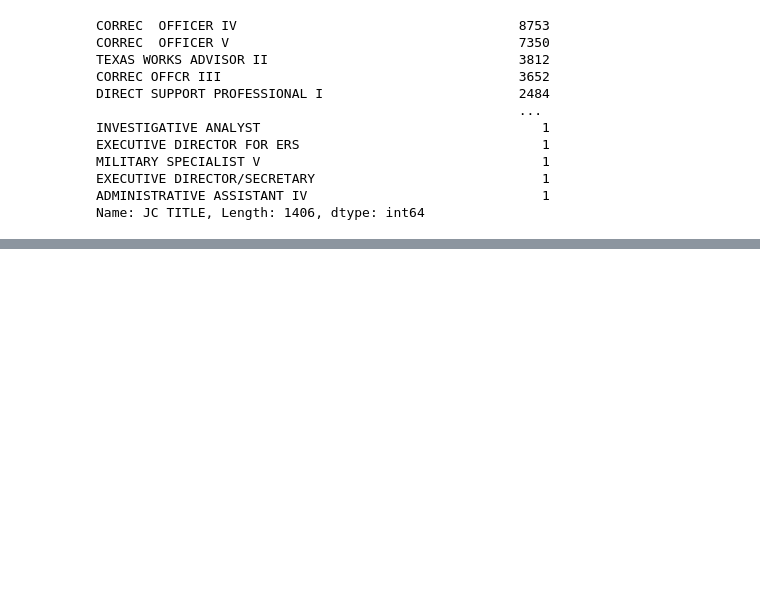
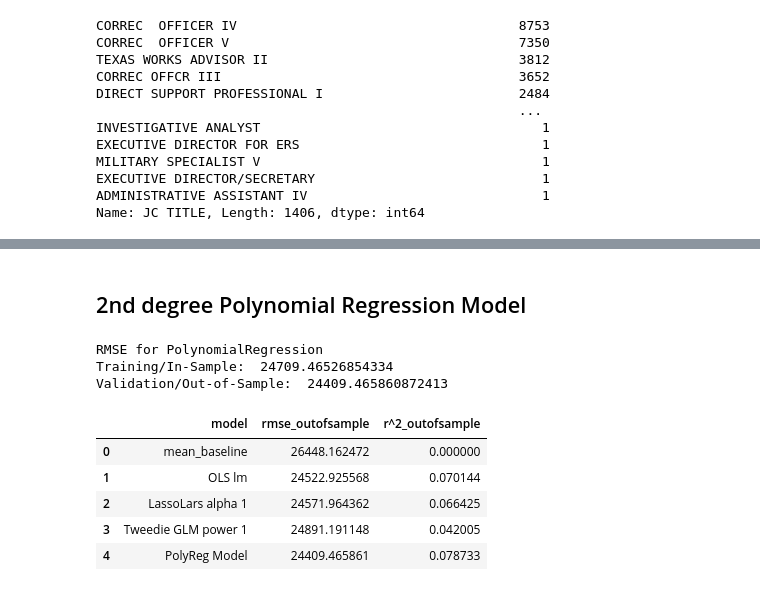
Before and after one commit to Texas-Government-Employee-Salaries/Predicting-Salaries, a Jupyter notebook: m_scratchpad.ipynb, the cells around one changed output, grey strips where cells are left out. Cells and saved outputs as stored; diff of their text form; code cells hidden in the pictures; blank space fills up the shorter version.

```diff
--- a/m_scratchpad.ipynb
+++ b/m_scratchpad.ipynb
@@ -143,0 +348,58 @@ y_test = test[['logerror']]
+# %% [markdown]
+## 2nd degree Polynomial Regression Model
+# %%
+# make the polynomial features to get a new set of features
+pf = PolynomialFeatures(degree=2)
+
+# fit and transform X_train_scaled features
+X_train_degree2 = pf.fit_transform(X_train[features])
+
+# transform X_validate_scaled & X_test_scaled
+X_validate_degree2 = pf.transform(X_validate[features])
+X_test_degree2 = pf.transform(X_test[features])
+# %%
+#create the model object
+
+pm = LinearRegression(normalize=True)
+
+# fit the model to our training data. We must specify the column in y_train,
+# since we have converted it to a dataframe from a series!
+
+# fit the thing
+
+pm.fit(X_train_degree2, y_train.annual_salary)
+
+# predict train
+
+y_train['sal_pred_pm'] = pm.predict(X_train_degree2)
+
+# evaluate: rmse
+rmse_train = mean_squared_error(y_train.annual_salary, y_train.sal_pred_pm) ** (1/2)
+
+# predict validate
+y_validate['sal_pred_pm'] = pm.predict(X_validate_degree2)
+
+# evaluate: rmse
+rmse_validate = mean_squared_error(y_validate.annual_salary, y_validate.sal_pred_pm) ** (1/2)
+
+print("RMSE for PolynomialRegression\nTraining/In-Sample: ", rmse_train,
+      "\nValidation/Out-of-Sample: ", rmse_validate)
+# %% [output]
+RMSE for PolynomialRegression
+Training/In-Sample:  24709.46526854334
+Validation/Out-of-Sample:  24409.465860872413
+# %%
+# add model to metric df
+metric_df = metric_df.append(
+    {
+    'model': 'PolyReg Model',
+    'rmse_outofsample': rmse_validate,
+    'r^2_outofsample': explained_variance_score(y_validate.annual_salary, y_validate.sal_pred_pm)}, ignore_index=True)
+metric_df
+# %% [output]
+|  | model | rmse_outofsample | r^2_outofsample |
+| 0 | mean_baseline | 26448.162472 | 0.000000 |
+| 1 | OLS lm | 24522.925568 | 0.070144 |
+| 2 | LassoLars alpha 1 | 24571.964362 | 0.066425 |
+| 3 | Tweedie GLM power 1 | 24891.191148 | 0.042005 |
+| 4 | PolyReg Model | 24409.465861 | 0.078733 |
```
Also changed, not shown: parts of 36 cells of this notebook.
